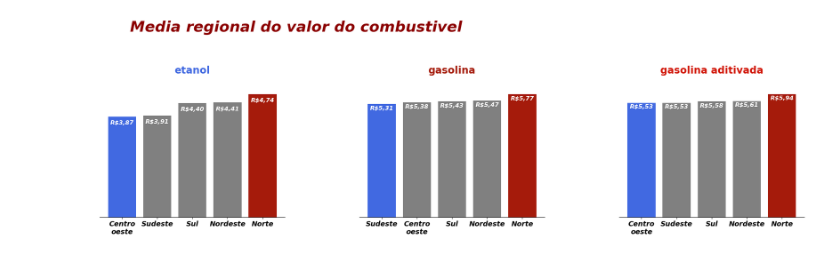
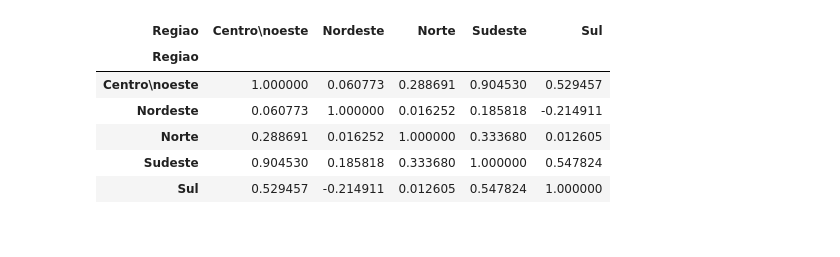
Before and after one commit to davidmidoria/analise_gasolina_etanol, a Jupyter notebook: analise.ipynb, the cells around one changed output. Cells and saved outputs as stored; diff of their text form; code cells hidden in the pictures.

```diff
--- a/analise.ipynb
+++ b/analise.ipynb
@@ -122,33 +111,11 @@ def rotulacao(ax, bars):
-# %%
-def grafico_regiao():
-    fig=plt.figure(figsize=(20,7))
-    g1=plt.subplot(131)
-    g2=plt.subplot(132)
-    g3=plt.subplot(133)
-    core=['royalblue','grey','grey','grey','#a51b0b']
-
-
-    rotulacao(g1,g1.bar(media_regiao_data.loc['ETANOL'].mean().sort_values().index,media_regiao_data.loc['ETANOL'].mean().sort_values().values,color=core))
-    g1.set_yticks([])
-    g1.set_xticks(media_regiao_data.loc['ETANOL'].mean().sort_values().index,media_regiao_data.loc['ETANOL'].mean().sort_values().index,color='black',fontweight= 'bold',fontsize=14, fontstyle= 'italic')
-    g1.spines[['top', 'right','left']].set_visible(False)
-    g1.set_title(f'etanol\n', fontsize=20, fontweight='bold', color='royalblue')
-
-
-    autolabel(g2,g2.bar(media_regiao_data.loc['GASOLINA'].mean().sort_values().index,media_regiao_data.loc['GASOLINA'].mean().sort_values().values,color=core))
-    g2.set_yticks([])
-    g2.set_xticks(media_regiao_data.loc['GASOLINA'].mean().sort_values().index,media_regiao_data.loc['GASOLINA'].mean().sort_values().index,color='black',fontweight= 'bold',fontsize=14, fontstyle= 'italic')
-    g2.spines[['top', 'right','left']].set_visible(False)
-    g2.set_title(f'gasolina\n', fontsize=20, fontweight='bold', color='#a51b0b')
-
-    autolabel(g3,g3.bar(media_regiao_data.loc['GASOLINA ADITIVADA'].mean().sort_values().index,media_regiao_data.loc['GASOLINA ADITIVADA'].mean().sort_values().values,color=core))
-    g3.set_yticks([])
-    g3.set_xticks(media_regiao_data.loc['GASOLINA ADITIVADA'].mean().sort_values().index,media_regiao_data.loc['GASOLINA ADITIVADA'].mean().sort_values().index,color='black',fontweight= 'bold',fontsize=14, fontstyle= 'italic')
-    g3.spines[['top', 'right','left']].set_visible(False)
-    g3.set_title(f'gasolina aditivada\n', fontsize=20, fontweight='bold', color='#d11507')
-
-    fig.suptitle('Media regional do valor do combustivel', fontsize=30, fontweight='bold', color='darkred',fontstyle= 'italic', x=0.05, ha='left')
-    plt.tight_layout(rect=[0, 0.10, 1, 0.9])
-    plt.subplots_adjust(wspace=0.4)
-# %% [output]
-[figure, removed]
+# %%
+
+media_regiao_data.loc['ETANOL'].corr()
+# %% [output]
+| Regiao | Centro\noeste | Nordeste | Norte | Sudeste | Sul |
+| Regiao |  |  |  |  |  |
+| Centro\noeste | 1.000000 | 0.060773 | 0.288691 | 0.904530 | 0.529457 |
+| Nordeste | 0.060773 | 1.000000 | 0.016252 | 0.185818 | -0.214911 |
+| Norte | 0.288691 | 0.016252 | 1.000000 | 0.333680 | 0.012605 |
+| Sudeste | 0.904530 | 0.185818 | 0.333680 | 1.000000 | 0.547824 |
+| Sul | 0.529457 | -0.214911 | 0.012605 | 0.547824 | 1.000000 |
```
Also changed, not shown: parts of 6 cells of this notebook, 2 other files.
